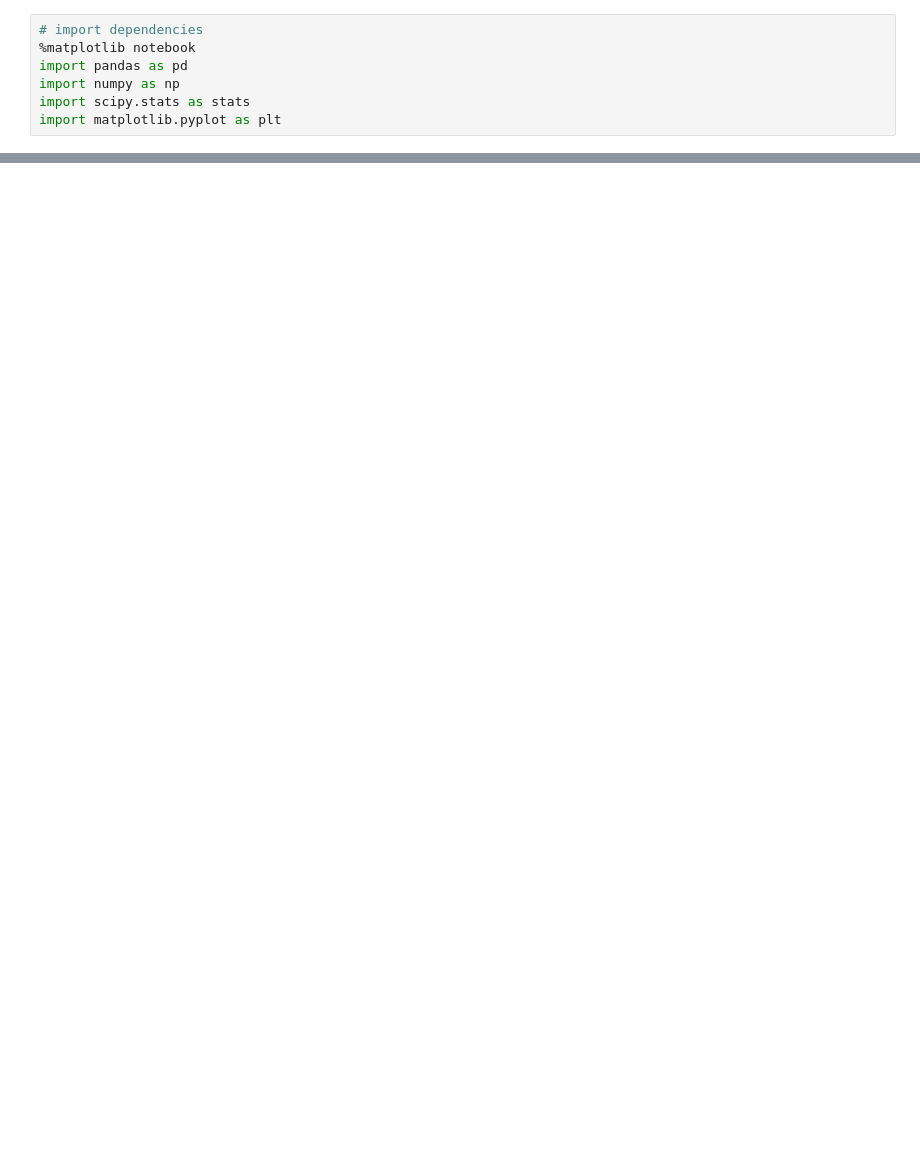
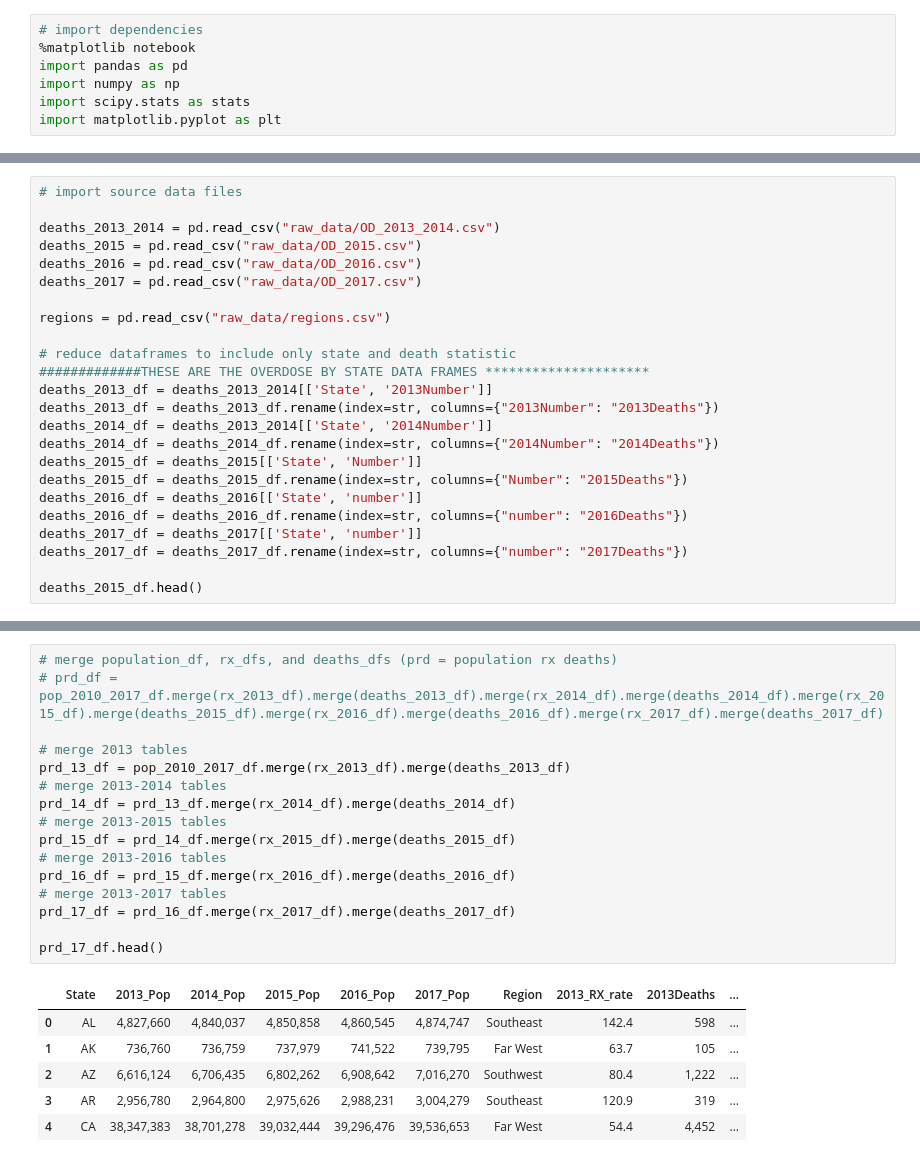
Before and after one commit to cgilbert05/Project-Team-Blue, a Jupyter notebook: Project_1_CountryInCrisis.ipynb, the cells around one changed output, grey strips where cells are left out. Cells and saved outputs as stored; diff of their text form; blank space fills up the shorter version.

```diff
--- a/Project_1_CountryInCrisis.ipynb
+++ b/Project_1_CountryInCrisis.ipynb
@@ -78,0 +8,24 @@ rx_df = rx_2013.merge(rx_2014).merge(rx_2015).merge(rx_2016).merge(rx_2017)
+# %%
+# import source data files
+
+deaths_2013_2014 = pd.read_csv("raw_data/OD_2013_2014.csv")
+deaths_2015 = pd.read_csv("raw_data/OD_2015.csv")
+deaths_2016 = pd.read_csv("raw_data/OD_2016.csv")
+deaths_2017 = pd.read_csv("raw_data/OD_2017.csv")
+
+regions = pd.read_csv("raw_data/regions.csv")
+
+# reduce dataframes to include only state and death statistic
+#############THESE ARE THE OVERDOSE BY STATE DATA FRAMES *********************
+deaths_2013_df = deaths_2013_2014[['State', '2013Number']]
+deaths_2013_df = deaths_2013_df.rename(index=str, columns={"2013Number": "2013Deaths"})
+deaths_2014_df = deaths_2013_2014[['State', '2014Number']]
+deaths_2014_df = deaths_2014_df.rename(index=str, columns={"2014Number": "2014Deaths"})
+deaths_2015_df = deaths_2015[['State', 'Number']]
+deaths_2015_df = deaths_2015_df.rename(index=str, columns={"Number": "2015Deaths"})
+deaths_2016_df = deaths_2016[['State', 'number']]
+deaths_2016_df = deaths_2016_df.rename(index=str, columns={"number": "2016Deaths"})
+deaths_2017_df = deaths_2017[['State', 'number']]
+deaths_2017_df = deaths_2017_df.rename(index=str, columns={"number": "2017Deaths"})
+
+deaths_2015_df.head()
@@ -78,0 +152,23 @@ rx_df = rx_2013.merge(rx_2014).merge(rx_2015).merge(rx_2016).merge(rx_2017)
+# %%
+# merge population_df, rx_dfs, and deaths_dfs (prd = population rx deaths)
+# prd_df = pop_2010_2017_df.merge(rx_2013_df).merge(deaths_2013_df).merge(rx_2014_df).merge(deaths_2014_df).merge(rx_2015_df).merge(deaths_2015_df).merge(rx_2016_df).merge(deaths_2016_df).merge(rx_2017_df).merge(deaths_2017_df)
+
+# merge 2013 tables
+prd_13_df = pop_2010_2017_df.merge(rx_2013_df).merge(deaths_2013_df)
+# merge 2013-2014 tables
+prd_14_df = prd_13_df.merge(rx_2014_df).merge(deaths_2014_df)
+# merge 2013-2015 tables
+prd_15_df = prd_14_df.merge(rx_2015_df).merge(deaths_2015_df)
+# merge 2013-2016 tables
+prd_16_df = prd_15_df.merge(rx_2016_df).merge(deaths_2016_df)
+# merge 2013-2017 tables
+prd_17_df = prd_16_df.merge(rx_2017_df).merge(deaths_2017_df)
+
+prd_17_df.head()
+# %% [output]
+|  | State | 2013_Pop | 2014_Pop | 2015_Pop | 2016_Pop | 2017_Pop | Region | 2013_RX_rate | 2013Deaths | ... |
+| 0 | AL | 4,827,660 | 4,840,037 | 4,850,858 | 4,860,545 | 4,874,747 | Southeast | 142.4 | 598 | ... |
+| 1 | AK | 736,760 | 736,759 | 737,979 | 741,522 | 739,795 | Far West | 63.7 | 105 | ... |
+| 2 | AZ | 6,616,124 | 6,706,435 | 6,802,262 | 6,908,642 | 7,016,270 | Southwest | 80.4 | 1,222 | ... |
+| 3 | AR | 2,956,780 | 2,964,800 | 2,975,626 | 2,988,231 | 3,004,279 | Southeast | 120.9 | 319 | ... |
+| 4 | CA | 38,347,383 | 38,701,278 | 39,032,444 | 39,296,476 | 39,536,653 | Far West | 54.4 | 4,452 | ... |
```
Also changed, not shown: parts of 9 cells of this notebook, 1 other file.
